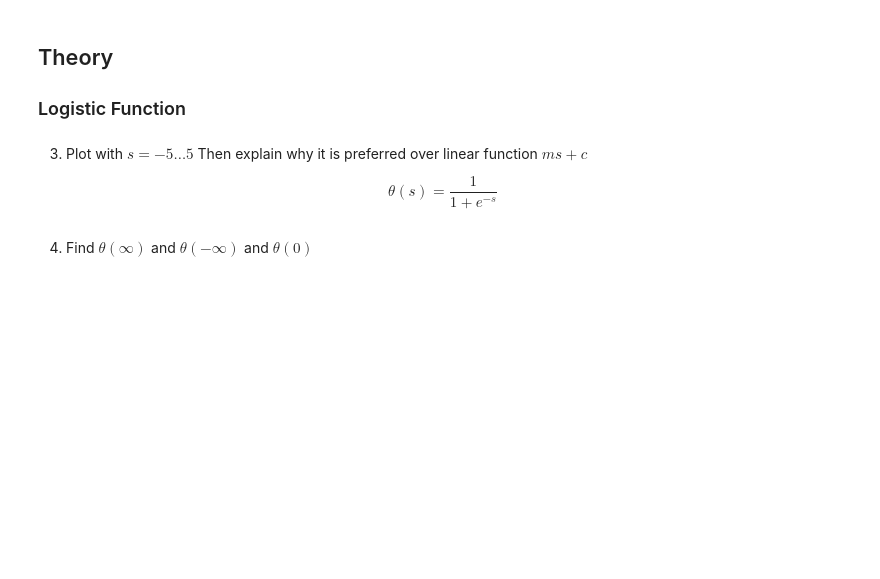
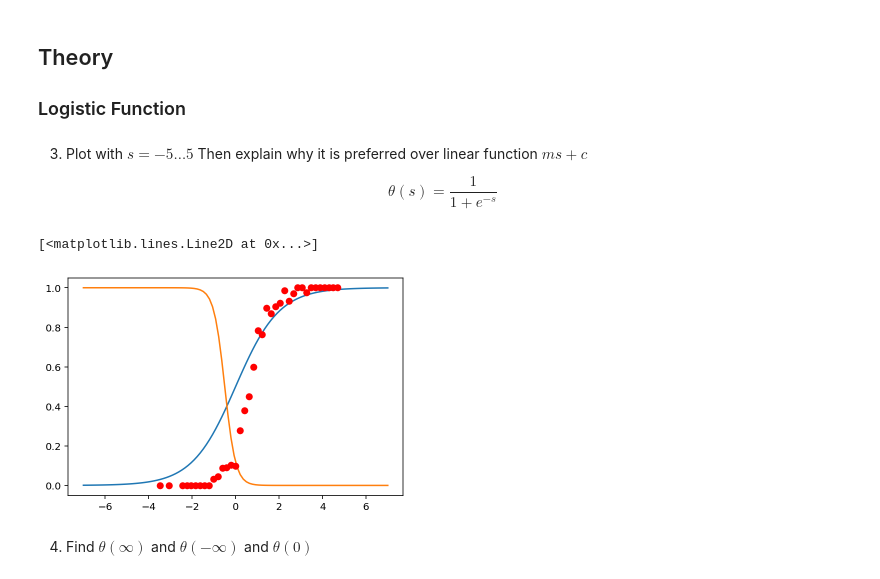
Before and after one commit to muic-pattern-rekt-2018/Exercise02-Logistic-Regression, a Jupyter notebook: Exercise 2 Logistic Regression.ipynb, the cells around one changed output. Cells and saved outputs as stored; diff of their text form; code cells hidden in the pictures; blank space fills up the shorter version.

```diff
--- a/Exercise 2 Logistic Regression.ipynb
+++ b/Exercise 2 Logistic Regression.ipynb
@@ -121,6 +146,17 @@ Why? If you have time try and see what happens.
 3) Plot with $s = -5 \ldots 5$ Then explain why it is preferred over linear function $ms +c$
 
 $$\theta(s) = \frac{1}{1+e^{-s}}$$
+# %%
+def theta(s):
+    return 1/(1+np.exp(-s))
+
+xxs = np.linspace(-7, 7, 100)
+plt.plot(xxs, theta(xxs))
+plt.plot(xxs, theta(-4*xxs-2))
+plt.plot(xs, ys, 'or')
+# %% [output]
+[<matplotlib.lines.Line2D at 0x...>]
+[figure, added]
 # %% [markdown]
 4) Find $\theta(\infty)$ and $\theta(-\infty)$ and $\theta(0)$
 # %% [markdown]
```
Also changed, not shown: parts of 7 cells of this notebook.
